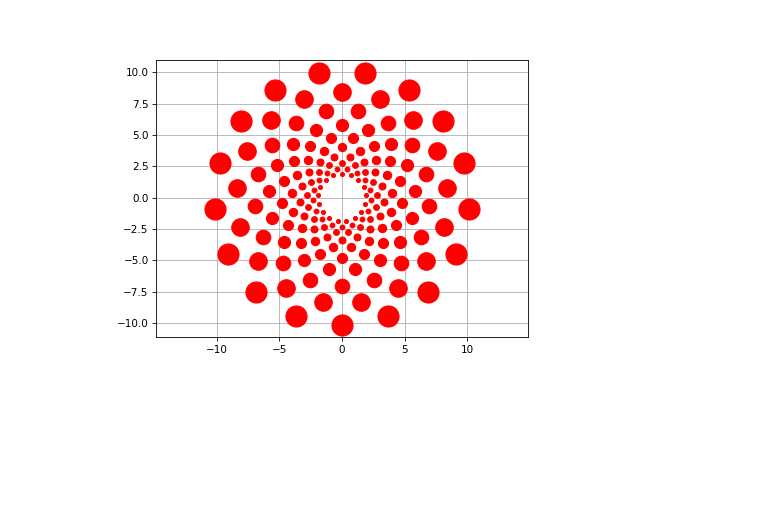
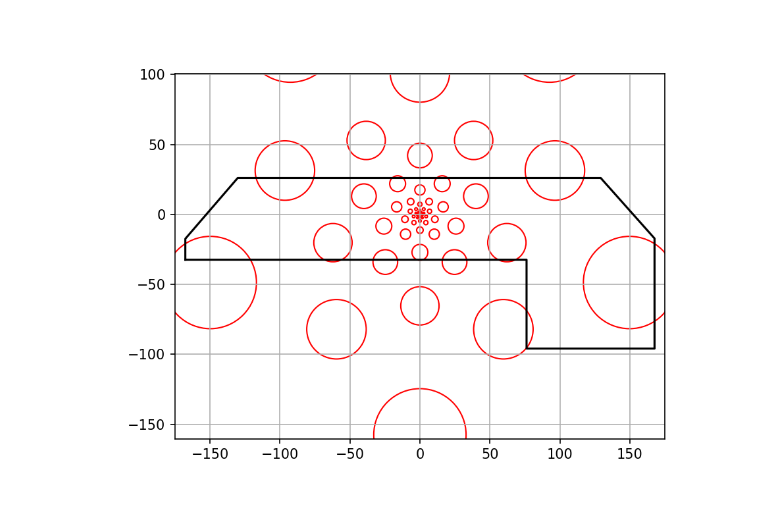
Before and after one commit to G-IV/Log-Spiral-Pattern, a Jupyter notebook: Log Spiral Recovered.ipynb, the cells around one changed output. Drawn from its saved outputs; the diff is of its cells as text; code cells hidden in the pictures; blank space fills up the shorter version.

```diff
--- a/Log Spiral Recovered.ipynb
+++ b/Log Spiral Recovered.ipynb
@@ -296,8 +341,8 @@ for i in range(0, 55):
 # scale_plot.set_xlim(-10, 10) # Set the limits of the plot
 # scale_plot.set_ylim(-10, 10) # Set the limits of the plot
 
-def scale_factor(scale = 1, i=1):
-    return scale * i
+def scale_factor(scale = 1):
+    return scale
 
 scale1 = []
 scale3 = []
@@ -339,7 +384,7 @@ for i in range(0, 40):
 # pitch_angle_plot.set_ylim(-10, 10) # Set the limits of the plot
 
 # Returns the pitch angle of the log curve
-def pitch_angle(angle=40, divisions=40):
+def pitch_angle(angle=40):
     return 1/math.tan(math.radians(angle))
 
 pa_40 = []
@@ -509,11 +558,13 @@ matching_points_coef.grid(True) # Turn on the grid
 # matching_points.set_ylim(-8, 8) # Set the limits of the plot
 
 number_of_curves = 5
-curve_set = generate_curves(number_of_curves, 75)
+a = scale_factor(1)
+k = pitch_angle(40)
+resolution = 75
+length = 80
+
+curve_set = generate_curves((a, k, number_of_curves, resolution, length))
 plot_curves(curve_set, matching_points_coef)
-
-a = scale_factor()
-k = pitch_angle()
 
 
 # Someone said that the curve cross at r = ab^theta and r = ab^(phi - theta + 2n*pi)
@@ -590,43 +641,66 @@ matching_points_finally.grid(True) # Turn on the grid
 # matching_points.set_xlim(-8, 8) # Set the limits of the plot
 # matching_points.set_ylim(-8, 8) # Set the limits of the plot
 
-number_of_curves = 17
-curve_set = generate_curves(number_of_curves, 60)
+number_of_curves = 5
+a = scale_factor(1)
+k = pitch_angle(55)
+resolution = 100
+length = 250
+
+curve_set = generate_curves((a, k, number_of_curves, resolution, length))
+plot_table_on_chart(matching_points_finally)
 # plot_curves(curve_set, matching_points_finally)
 
-a = 1.75
-k = 1/math.tan(math.radians(45))
 max_theta = curve_set["curves"][0][-1]['theta']
 
 def get_intersection_angle(angle):
     corrected_angle = angle
     if corrected_angle >= 2*math.pi:
         corrected_angle = corrected_angle - (math.pi * math.floor(corrected_angle / math.pi))
     return corrected_angle / 2
 
 def generate_intersection_angles(max_theta):
     angle_list = []
     mirror_rotations = [curve[0]['rotation'] for curve in curve_set["mirrored_curves"]]
     angle_list = [get_intersection_angle(rotation + math.pi) for rotation in mirror_rotations]
     remaining_curve = max_theta - min(angle_list)
     starting_list = list(angle_list)
     for i in range(1, math.floor(remaining_curve / math.pi) + 1):
         incremented = [angle + (math.pi * i) for angle in starting_list]
         angle_list.extend(incremented)
     angle_list = np.array(angle_list)
     angle_list = angle_list[angle_list <= max_theta] # Filter out angles that are greater than the max theta
     angle_list = angle_list[angle_list >= 0] # Filter out angles that are less than 0
     return angle_list
 
 angle_list = generate_intersection_angles(max_theta)
-# points = []
-for curve_index, curve in enumerate(curve_set["curves"]):
-    for angle_index, angle in enumerate(angle_list):
-        r_intersect = calculate_r((a, k, angle, curve[0]['rotation']))
-        x_int, y_int = calculate_r_cartesian((r_intersect, angle, curve[0]['rotation'])).values()
-        # points.append([x_int, y_int])
-        matching_points_finally.plot(x_int, y_int, 'ro', markersize=r_intersect*2)
 
-# print(min(r_s), max(r_s))
+def get_circle_radius(r, list_of_r):
+    scaling = 3
+    return (math.pi * r) / (scaling * number_of_curves)
+
+def generate_intersections(curve_set, angle_list):
+    list_of_r = []
+    for curve_index, curve in enumerate(curve_set["curves"]):
+        for angle_index, angle in enumerate(angle_list):
+            r_intersect = calculate_r((a, k, angle, curve[0]['rotation']))
+            x_int, y_int = calculate_r_cartesian((r_intersect, angle, curve[0]['rotation'])).values()
+            list_of_r.append({"r": round(r_intersect, 6), "x": x_int, "y": y_int})
+    return np.array(list_of_r)
+
+list_of_r = generate_intersections(curve_set, angle_list)
+
+def plot_circles(list_of_r):
+    # Get a list of the unique r values
+    only_r = []
+    for r in list_of_r:
+        only_r.append(r["r"])
+    only_r = np.array(only_r)
+    only_r = np.sort(np.unique(only_r))
+    for r in list_of_r:
+        circle = plt.Circle((r["x"], r["y"]), get_circle_radius(r["r"], only_r), color='r', fill=False)
+        matching_points_finally.add_artist(circle)
+
+plot_circles(list_of_r)
 # %% [output]
-[figure, old version]
+[figure, new version]
```
Also changed, not shown: parts of 5 cells of this notebook.
